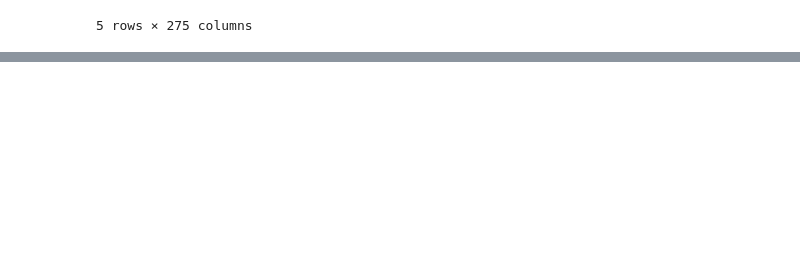
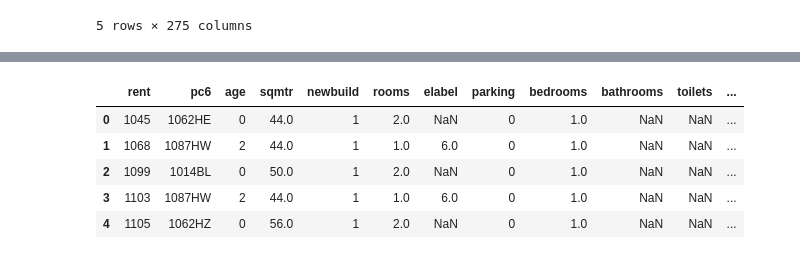
Before and after one commit to TheAphander/rentalprediction, a Jupyter notebook: datacleaningfunda.ipynb, the cells around one changed output, grey strips where cells are left out. Saved outputs shown, nothing was run; the diff lists cells and outputs as text; code cells hidden in the pictures; blank space fills up the shorter version.

```diff
--- a/datacleaningfunda.ipynb
+++ b/datacleaningfunda.ipynb
@@ -405,0 +426,10 @@ df.to_csv('rentprediction_dataset_v3.csv')
+# %%
+df = df.drop(columns={'Unnamed: 0', 'url', 'street', 'desc', 'full address'})
+df.head()
+# %% [output]
+|  | rent | pc6 | age | sqmtr | newbuild | rooms | elabel | parking | bedrooms | bathrooms | toilets | ... |
+| 0 | 1045 | 1062HE | 0 | 44.0 | 1 | 2.0 | NaN | 0 | 1.0 | NaN | NaN | ... |
+| 1 | 1068 | 1087HW | 2 | 44.0 | 1 | 1.0 | 6.0 | 0 | 1.0 | NaN | NaN | ... |
+| 2 | 1099 | 1014BL | 0 | 50.0 | 1 | 2.0 | NaN | 0 | 1.0 | NaN | NaN | ... |
+| 3 | 1103 | 1087HW | 2 | 44.0 | 1 | 1.0 | 6.0 | 0 | 1.0 | NaN | NaN | ... |
+| 4 | 1105 | 1062HZ | 0 | 56.0 | 1 | 2.0 | NaN | 0 | 1.0 | NaN | NaN | ... |
```
Also changed, not shown: parts of 5 cells of this notebook, 1 other file.
